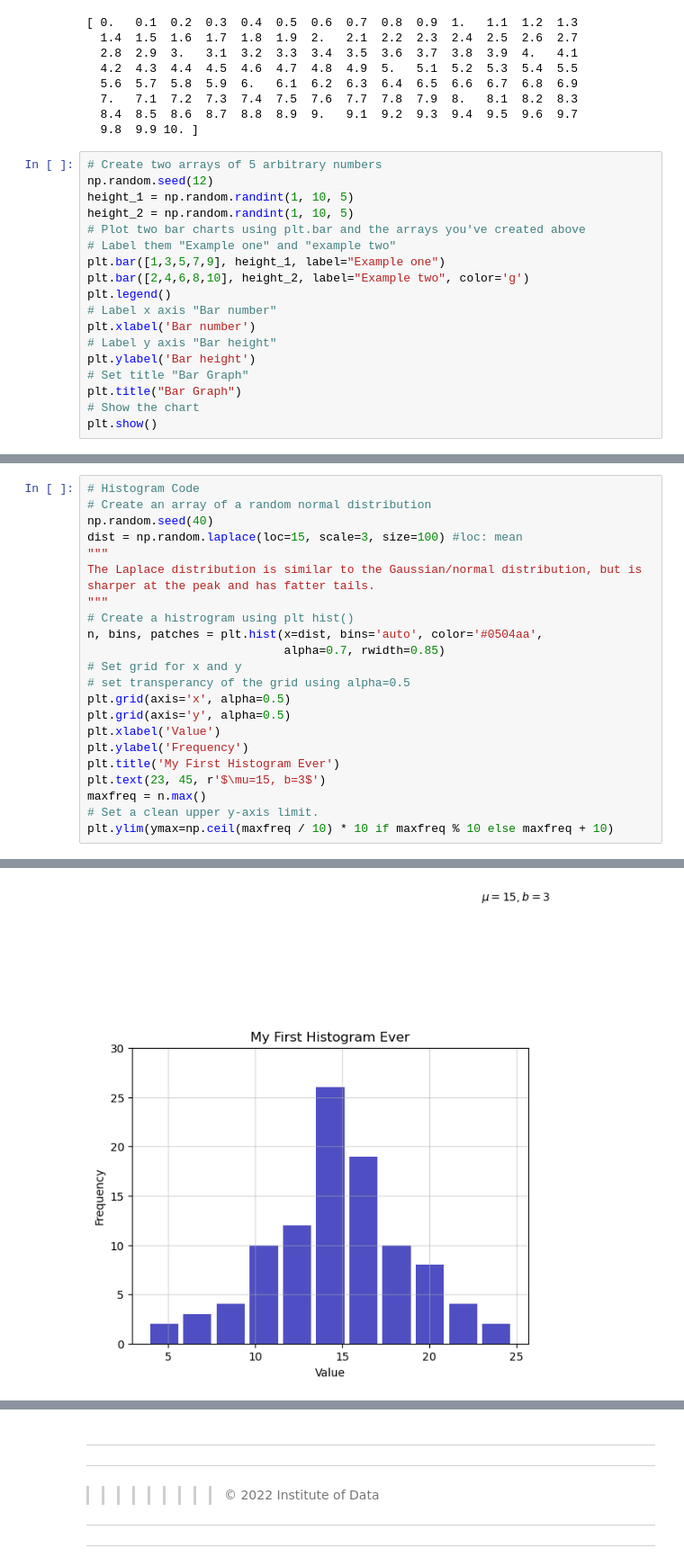
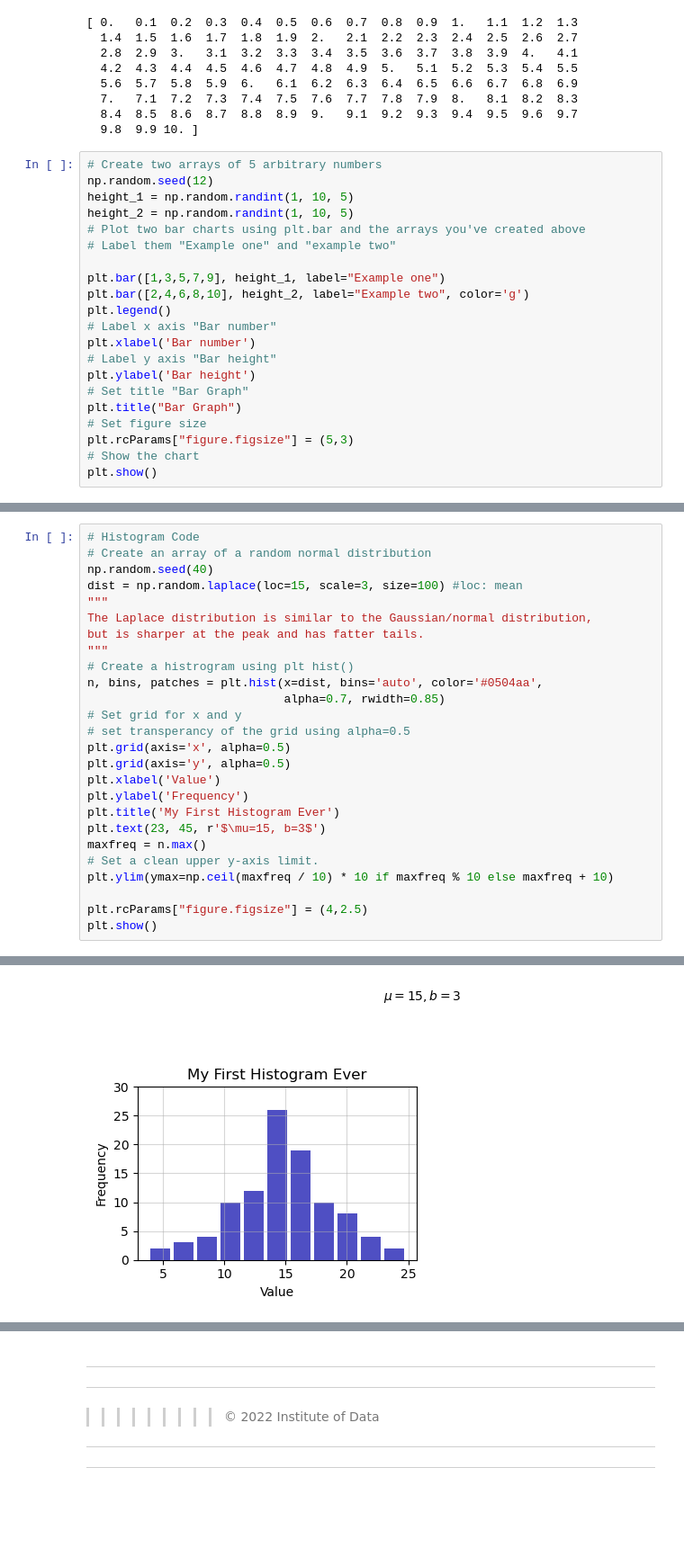
Before and after one commit to stolltho/iod_repo, a Jupyter notebook: Module 1/Labs_Intro to Python workshop/Python Course - Lab 2.ipynb, the cells around one changed output, grey strips where cells are left out. Shown at 90% size. Saved outputs shown, nothing was run; the diff lists cells and outputs as text; blank space fills up the shorter version.

```diff
--- a/Module 1/Labs_Intro to Python workshop/Python Course - Lab 2.ipynb
+++ b/Module 1/Labs_Intro to Python workshop/Python Course - Lab 2.ipynb
@@ -57,6 +58,7 @@ height_1 = np.random.randint(1, 10, 5)
 height_2 = np.random.randint(1, 10, 5)
 # Plot two bar charts using plt.bar and the arrays you've created above
 # Label them "Example one" and "example two"
+
 plt.bar([1,3,5,7,9], height_1, label="Example one")
 plt.bar([2,4,6,8,10], height_2, label="Example two", color='g')
 plt.legend()
@@ -66,6 +68,8 @@ plt.xlabel('Bar number')
 plt.ylabel('Bar height')
 # Set title "Bar Graph"
 plt.title("Bar Graph")
+# Set figure size
+plt.rcParams["figure.figsize"] = (5,3)
 # Show the chart
 plt.show()
 # %% [output]
@@ -76,7 +80,8 @@ plt.show()
 np.random.seed(40)
 dist = np.random.laplace(loc=15, scale=3, size=100) #loc: mean
 """
-The Laplace distribution is similar to the Gaussian/normal distribution, but is sharper at the peak and has fatter tails.
+The Laplace distribution is similar to the Gaussian/normal distribution,
+but is sharper at the peak and has fatter tails.
 """
 # Create a histrogram using plt hist()
 n, bins, patches = plt.hist(x=dist, bins='auto', color='#0504aa',
@@ -92,4 +97,7 @@ plt.text(23, 45, r'$\mu=15, b=3$')
 maxfreq = n.max()
 # Set a clean upper y-axis limit.
 plt.ylim(ymax=np.ceil(maxfreq / 10) * 10 if maxfreq % 10 else maxfreq + 10)
+
+plt.rcParams["figure.figsize"] = (4,2.5)
+plt.show()
 # %% [output]
@@ -97,4 +104,4 @@ plt.ylim(ymax=np.ceil(maxfreq / 10) * 10 if maxfreq % 10 else maxfreq + 10)
-[figure, old version]
+[figure, new version]
 # %%
 # Bonus: Create a scatter plot
 np.random.seed(40)
```
Also changed, not shown: parts of 4 cells of this notebook, 5 other files.
